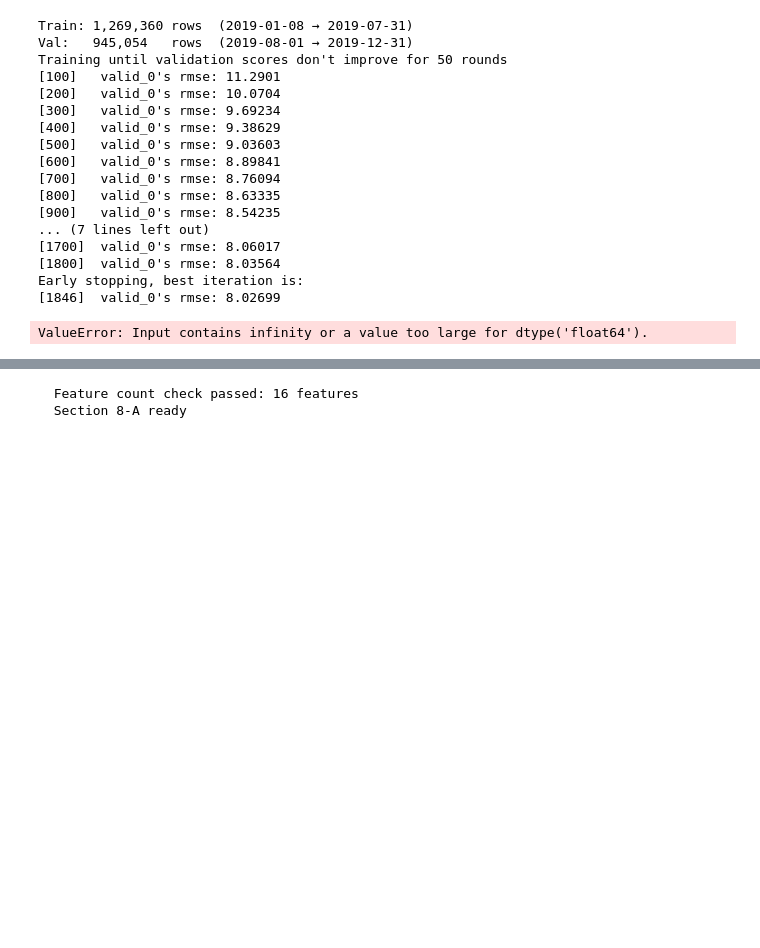
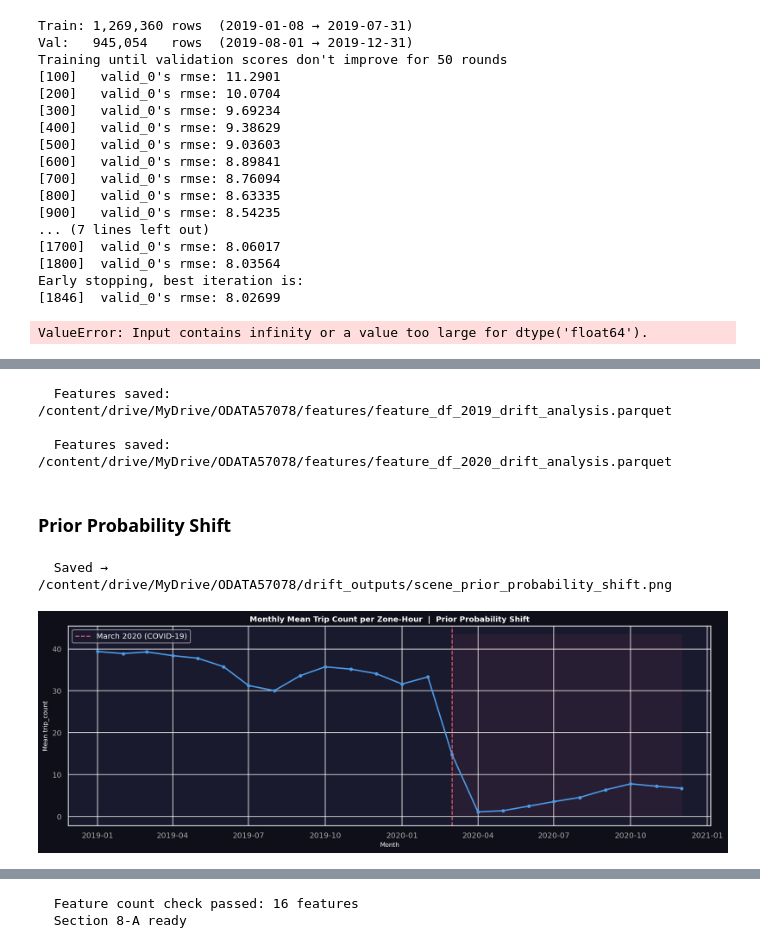
Before and after one commit to aislam2346/aislam, a Jupyter notebook: NYC_Taxi_Pipeline_Clean_v2.ipynb, the cells around one changed output, grey strips where cells are left out. Drawn from its saved outputs; the diff is of its cells as text; code cells hidden in the pictures; blank space fills up the shorter version.

```diff
--- a/NYC_Taxi_Pipeline_Clean_v2.ipynb
+++ b/NYC_Taxi_Pipeline_Clean_v2.ipynb
@@ -1706,0 +2211,55 @@ print(f"  Model loaded — best iteration: {model.best_iteration_}")
+# %%
+#Optional: save features to Drive so you don't have to rebuild each session
+feat_path_2019_drift_analysis = FEAT_DIR / "feature_df_2019_drift_analysis.parquet"
+df_2019.to_parquet(feat_path_2019_drift_analysis, index=False)
+
+print(f"\n  Features saved: {feat_path_2019_drift_analysis}")
+
+feat_path_2020_drift_analysis = FEAT_DIR / "feature_df_2020_drift_analysis.parquet"
+df_2020.to_parquet(feat_path_2020_drift_analysis, index=False)
+
+print(f"\n  Features saved: {feat_path_2020_drift_analysis}")
+# %% [output]
+  Features saved: /content/drive/MyDrive/ODATA57078/features/feature_df_2019_drift_analysis.parquet
+
+  Features saved: /content/drive/MyDrive/ODATA57078/features/feature_df_2020_drift_analysis.parquet
+# %% [markdown]
+### Prior Probability Shift
+# %%
+# Prior probability shift
+# Monthly mean trip count per zone per hour.
+# This is the simplest possible view — does the target distribution itself shift?
+# Not a formal test. Sets up the visual narrative for everything that follows.
+
+monthly_demand = (
+    df_all
+    .groupby(df_all['pickup_hour_ts'].dt.to_period('M'))['trip_count']
+    .mean()
+    .reset_index()
+)
+monthly_demand['pickup_hour_ts'] = monthly_demand['pickup_hour_ts'].dt.to_timestamp()
+
+fig, ax = plt.subplots(figsize=(14, 5))
+ax.plot(
+    monthly_demand['pickup_hour_ts'],
+    monthly_demand['trip_count'],
+    color=COLORS['primary'], linewidth=2, marker='o', markersize=4
+)
+ax.axvline(COVID_START, color=COLORS['red'], linewidth=1.5,
+           linestyle='--', label='March 2020 (COVID-19)')
+ax.fill_betweenx(
+    [0, monthly_demand['trip_count'].max() * 1.1],
+    COVID_START, monthly_demand['pickup_hour_ts'].max(),
+    alpha=0.07, color=COLORS['red']
+)
+ax.set_title('Monthly Mean Trip Count per Zone-Hour  |  Prior Probability Shift',
+             fontweight='bold')
+ax.set_xlabel('Month')
+ax.set_ylabel('Mean trip_count')
+ax.legend()
+plt.tight_layout()
+save_fig('scene_prior_probability_shift')
+plt.show()
+# %% [output]
+  Saved → /content/drive/MyDrive/ODATA57078/drift_outputs/scene_prior_probability_shift.png
+[figure, added]
```
Also changed, not shown: parts of 65 cells of this notebook.
